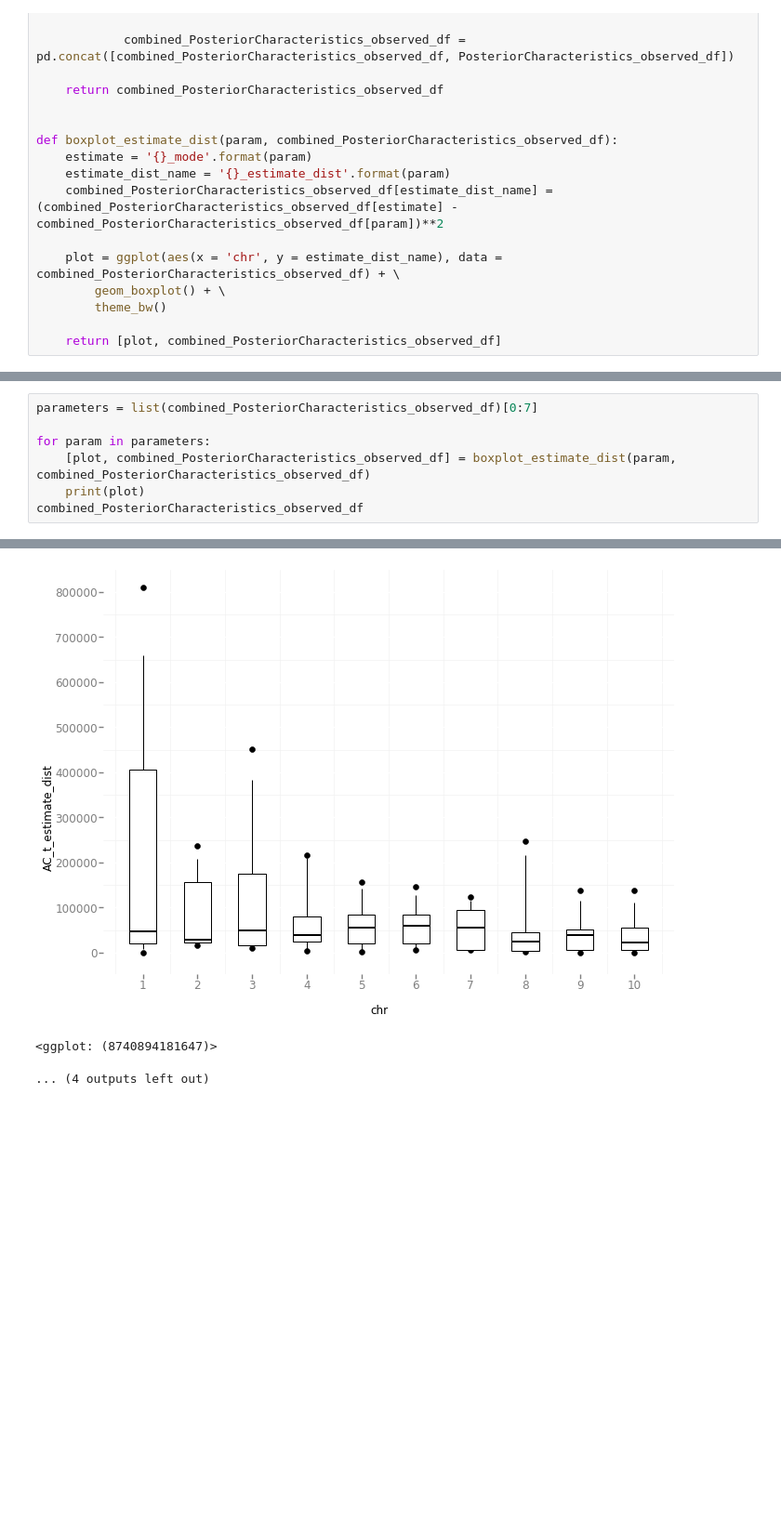
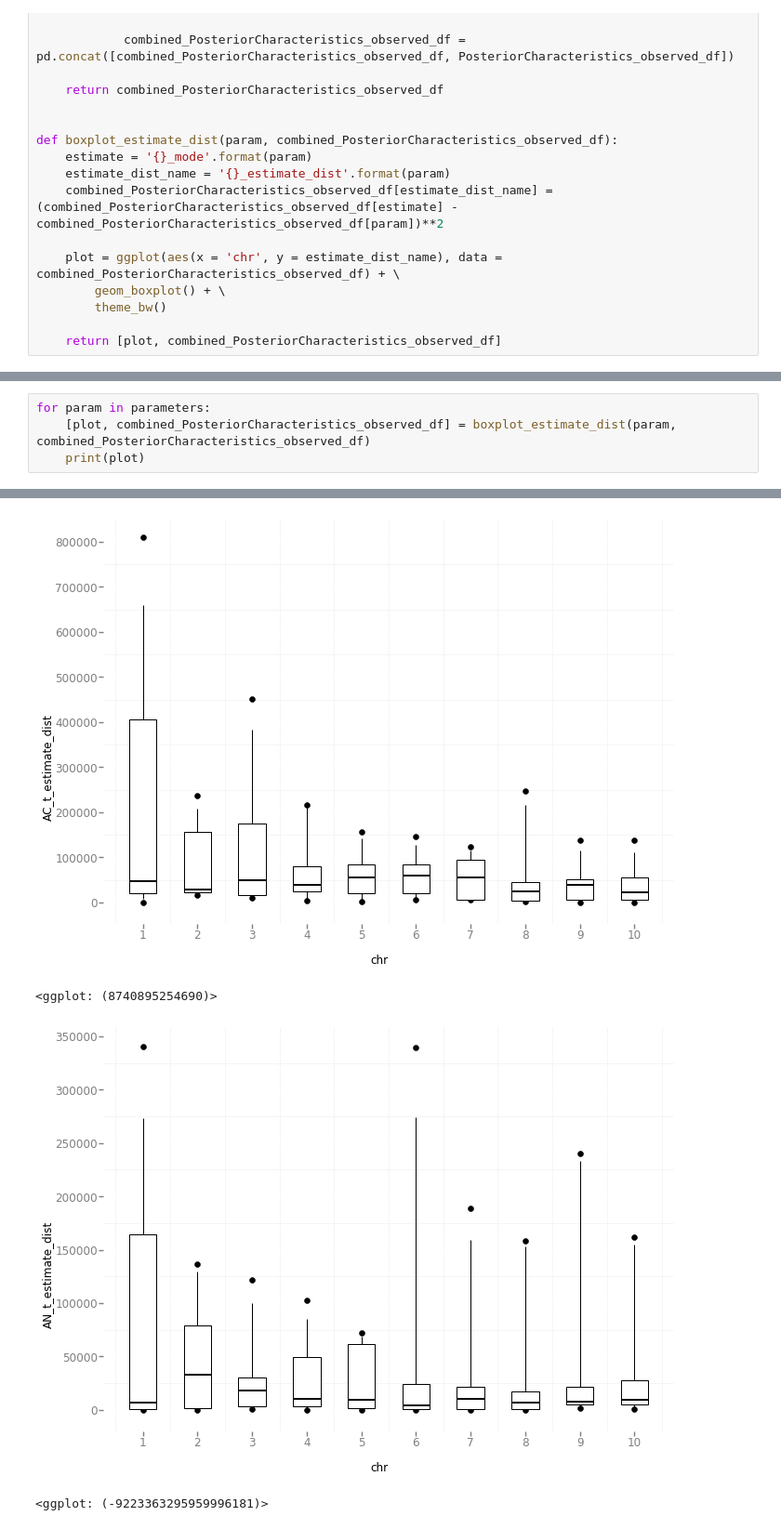
Before and after one commit to agladstein/SimPrily_update, a Jupyter notebook: assess_ABC_results.ipynb, the cells around one changed output, grey strips where cells are left out. Shown: that part at 93% size. Drawn from its saved outputs; the diff is of its cells as text; blank space fills up the shorter version.

```diff
--- a/assess_ABC_results.ipynb
+++ b/assess_ABC_results.ipynb
@@ -51,9 +55,6 @@ combined_PosteriorCharacteristics_observed_df = combine_obs_chrom_PosteriorChara
 # %%
-parameters = list(combined_PosteriorCharacteristics_observed_df)[0:7]
-
 for param in parameters:
     [plot, combined_PosteriorCharacteristics_observed_df] = boxplot_estimate_dist(param, combined_PosteriorCharacteristics_observed_df)
     print(plot)
-combined_PosteriorCharacteristics_observed_df
 # %% [output]
 [figure]
@@ -69,3 +70,4 @@ combined_PosteriorCharacteristics_observed_df
 [figure]
-<ggplot: (8740894181647)>
+<ggplot: (8740895254690)>
+[figure, added]
-... (4 outputs left out)
+<ggplot: (-9223363295959996181)>
```
Also changed, not shown: parts of 3 cells of this notebook.
